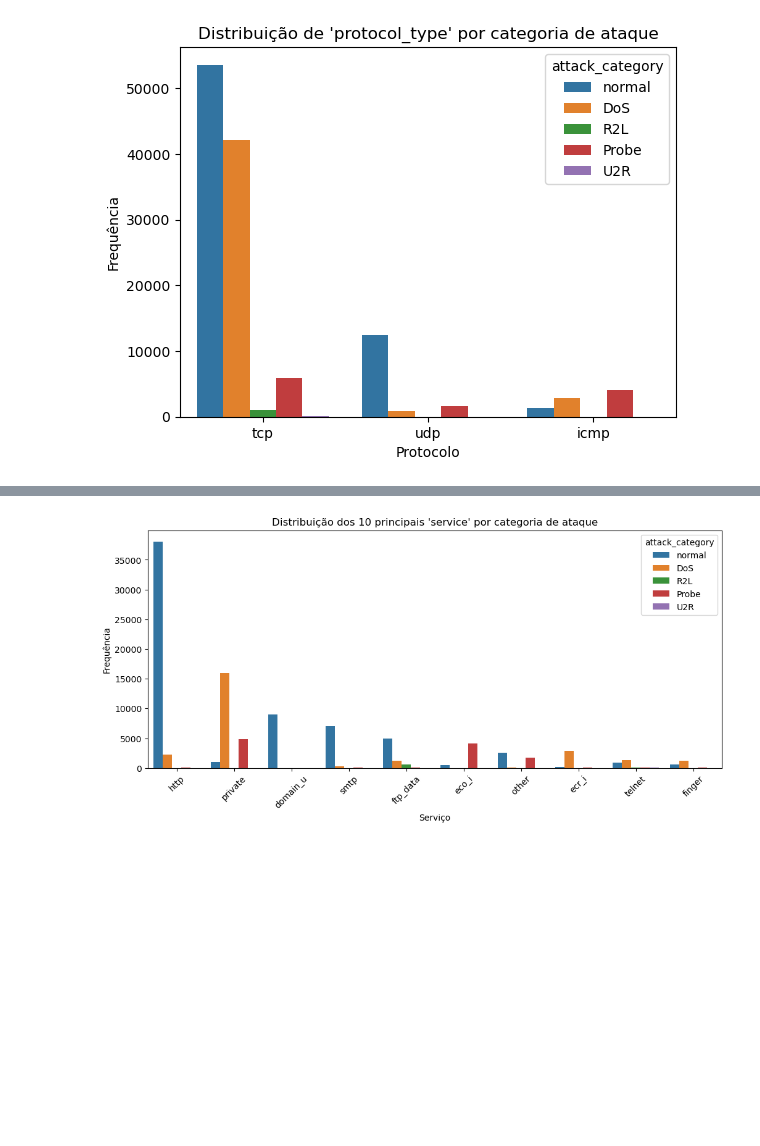
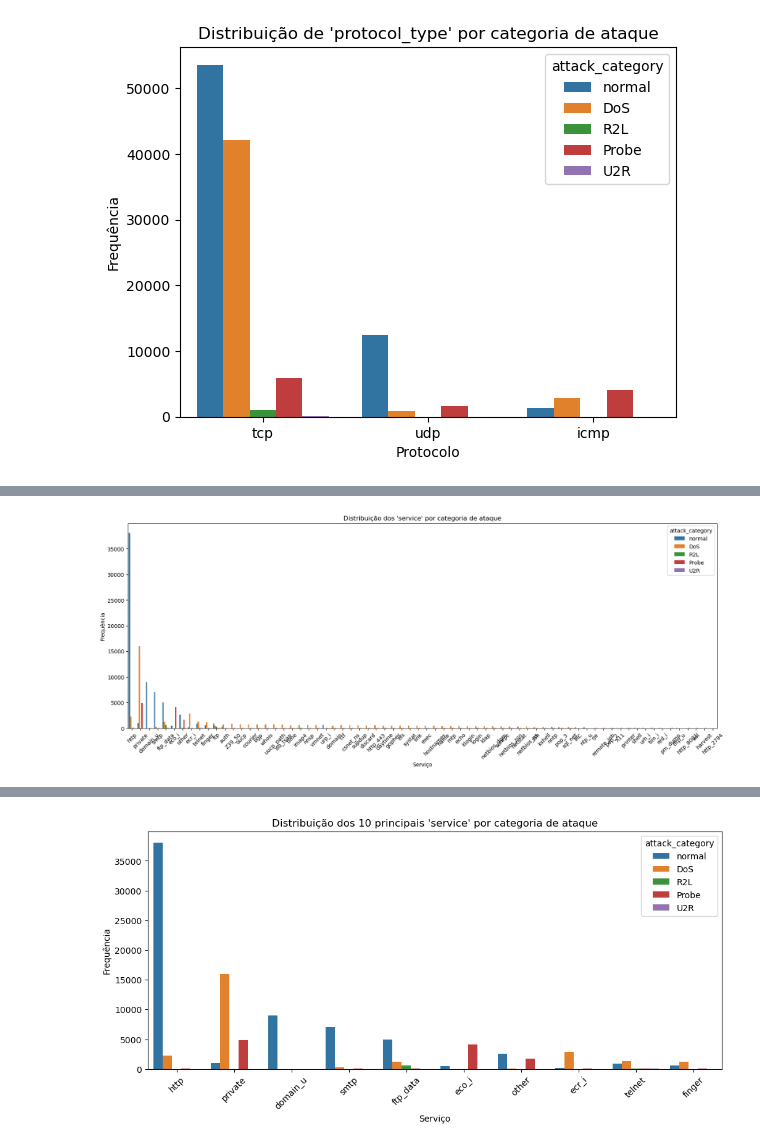
Before and after one commit to pedro-coelho-dr/ml-ids, a Jupyter notebook: notebooks/01_exploration.ipynb, the cells around one changed output, grey strips where cells are left out. Drawn from its saved outputs; the diff is of its cells as text; code cells hidden in the pictures; blank space fills up the shorter version.

```diff
--- a/notebooks/01_exploration.ipynb
+++ b/notebooks/01_exploration.ipynb
@@ -196,0 +196,11 @@ Name: count, dtype: int64
+# %%
+plt.figure(figsize=(20, 7))
+sns.countplot(x="service", hue="attack_category", data=df,
+              order=df["service"].value_counts().index)
+plt.title("Distribuição dos 'service' por categoria de ataque")
+plt.ylabel("Frequência")
+plt.xlabel("Serviço")
+plt.xticks(rotation=45)
+plt.show()
+# %% [output]
+[figure, added]
```
Also changed, not shown: parts of 4 cells of this notebook.
